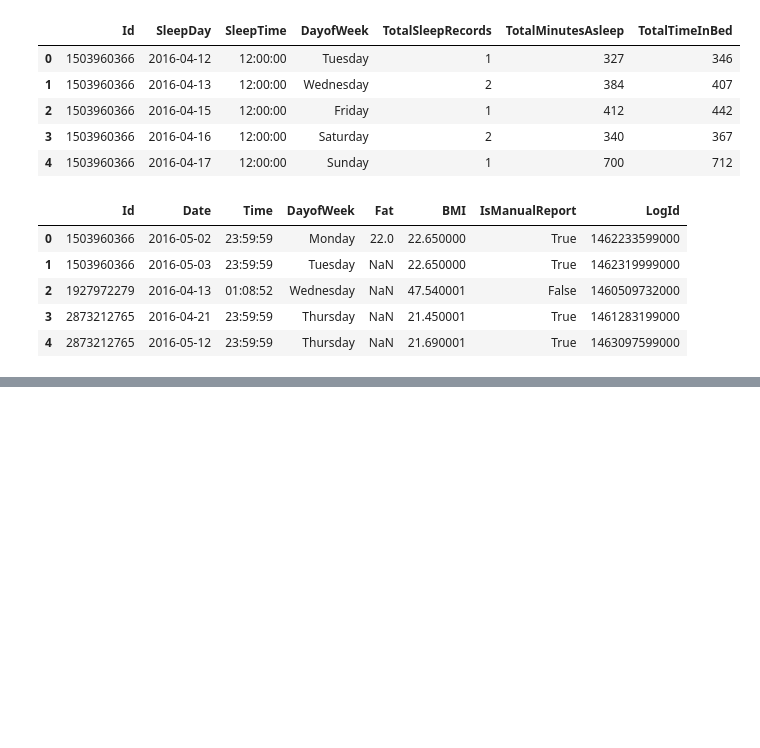
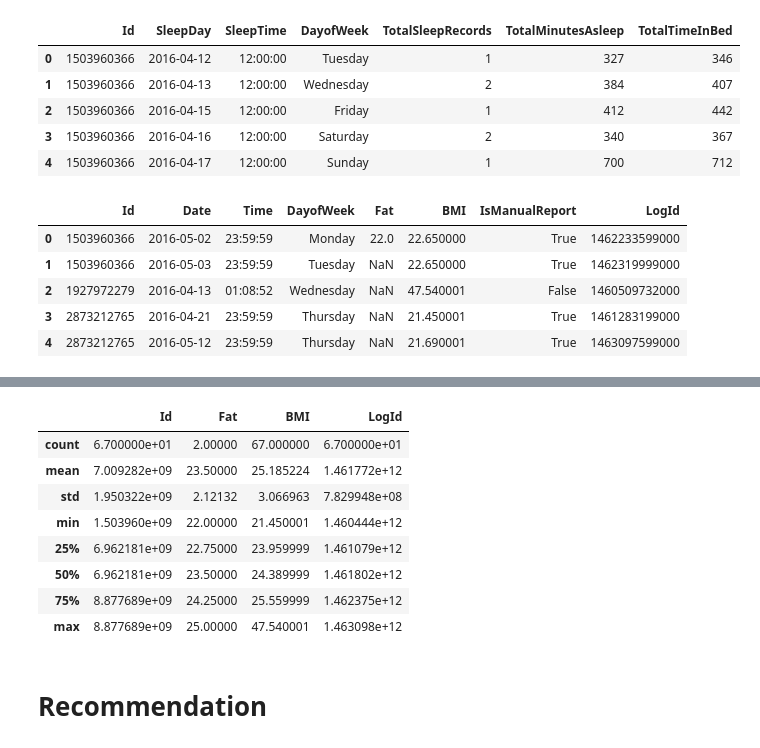
Before and after one commit to Alex-the-fish/Bellabeat-data-analysis-project, a Jupyter notebook: Bellabeat Analysis.ipynb, the cells around one changed output, grey strips where cells are left out. Cells and saved outputs as stored; diff of their text form; code cells hidden in the pictures; blank space fills up the shorter version.

```diff
--- a/Bellabeat Analysis.ipynb
+++ b/Bellabeat Analysis.ipynb
@@ -434,0 +449,12 @@ weight.head()
+# %%
+weight.describe()
+# %% [output]
+|  | Id | Fat | BMI | LogId |
+| count | 6.700000e+01 | 2.00000 | 67.000000 | 6.700000e+01 |
+| mean | 7.009282e+09 | 23.50000 | 25.185224 | 1.461772e+12 |
+| std | 1.950322e+09 | 2.12132 | 3.066963 | 7.829948e+08 |
+| min | 1.503960e+09 | 22.00000 | 21.450001 | 1.460444e+12 |
+| 25% | 6.962181e+09 | 22.75000 | 23.959999 | 1.461079e+12 |
+| 50% | 6.962181e+09 | 23.50000 | 24.389999 | 1.461802e+12 |
+| 75% | 8.877689e+09 | 24.25000 | 25.559999 | 1.462375e+12 |
+| max | 8.877689e+09 | 25.00000 | 47.540001 | 1.463098e+12 |
@@ -434,0 +463,2 @@ weight.head()
+# %% [markdown]
+# Recommendation
```
Also changed, not shown: parts of 9 cells of this notebook.
